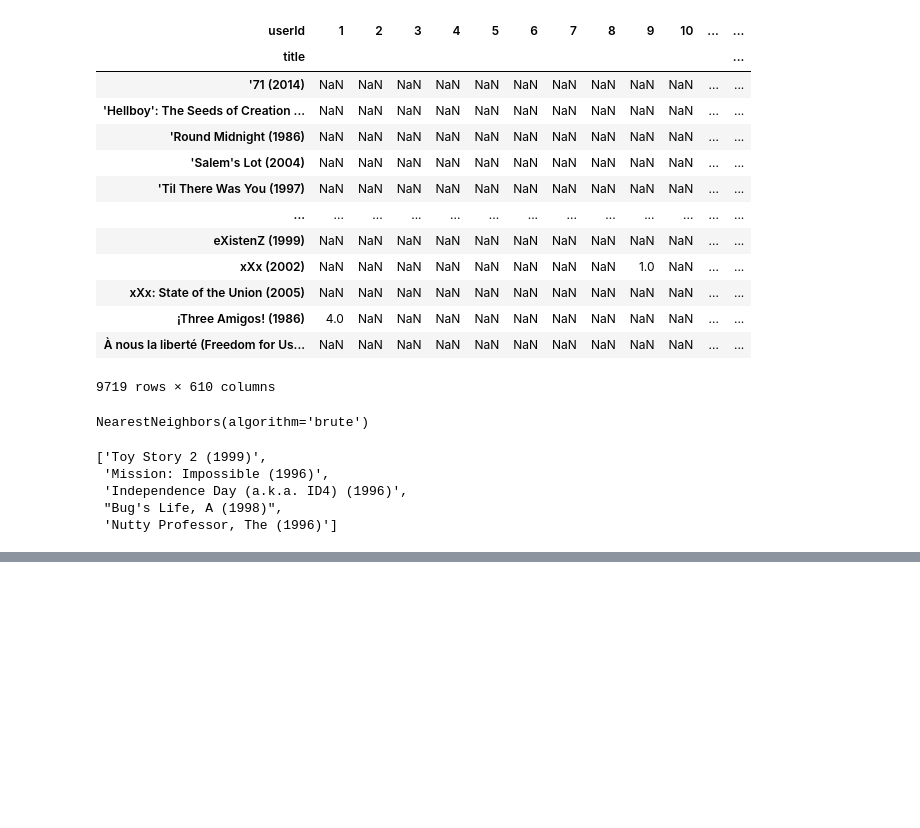
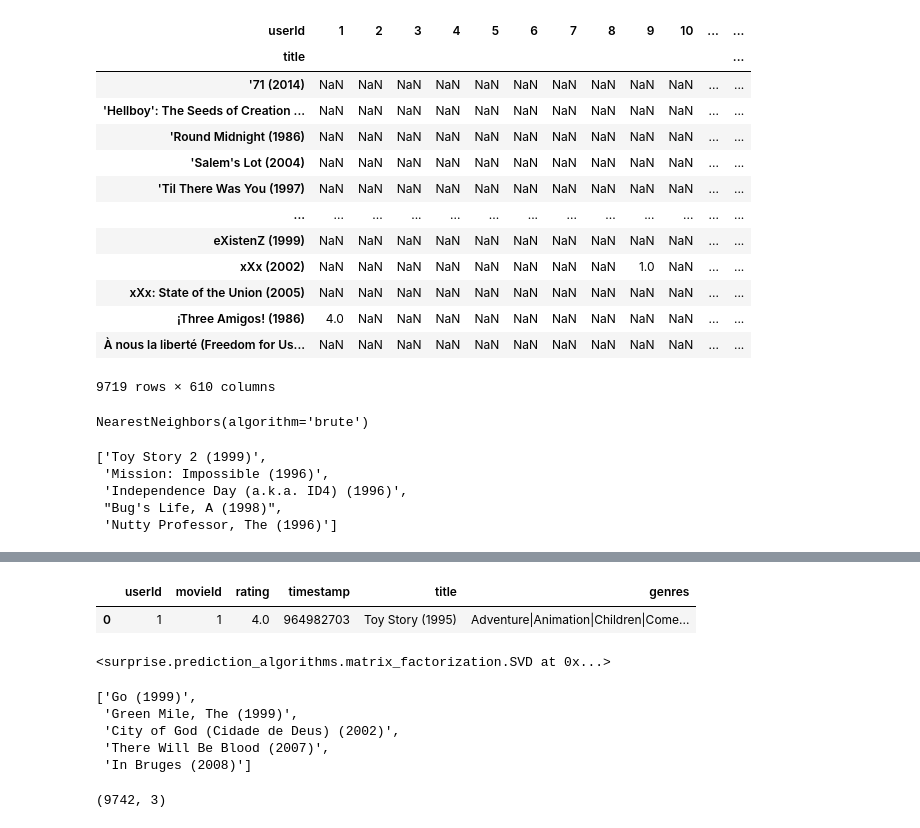
Before and after one commit to AyushNigam-1/ML-Projects, a Jupyter notebook: MovieLens/main.ipynb, the cells around one changed output, grey strips where cells are left out. Saved outputs shown, nothing was run; the diff lists cells and outputs as text; code cells hidden in the pictures; blank space fills up the shorter version.

Commit message:
Added SVD Based Recommendation

```diff
--- a/MovieLens/main.ipynb
+++ b/MovieLens/main.ipynb
@@ -139,0 +162,16 @@ get_hybrid_recommendations('Toy Story 2 (1999)',10)
+# %%
+movies_with_ratings.head(1)
+# %% [output]
+|  | userId | movieId | rating | timestamp | title | genres |
+| 0 | 1 | 1 | 4.0 | 964982703 | Toy Story (1995) | Adventure|Animation|Children|Come... |
+# %%
+from surprise import Dataset, Reader, SVD
+reader = Reader(rating_scale=(1, 5))
+data = Dataset.load_from_df(movies_with_ratings[['userId',
+                                  'movieId',
+                                  'rating']], reader)
+algo = SVD()
+trainset = data.build_full_trainset()
+algo.fit(trainset)
+# %% [output]
+<surprise.prediction_algorithms.matrix_factorization.SVD at 0x...>
@@ -139,0 +188,8 @@ get_hybrid_recommendations('Toy Story 2 (1999)',10)
+# %%
+get_collaborative_filtering_recommendations(6,5)
+# %% [output]
+['Go (1999)',
+ 'Green Mile, The (1999)',
+ 'City of God (Cidade de Deus) (2002)',
+ 'There Will Be Blood (2007)',
+ 'In Bruges (2008)']
@@ -139,0 +201,4 @@ get_hybrid_recommendations('Toy Story 2 (1999)',10)
+# %%
+movies.shape
+# %% [output]
+(9742, 3)
```
Also changed, not shown: parts of 9 cells of this notebook, 2 other files.
